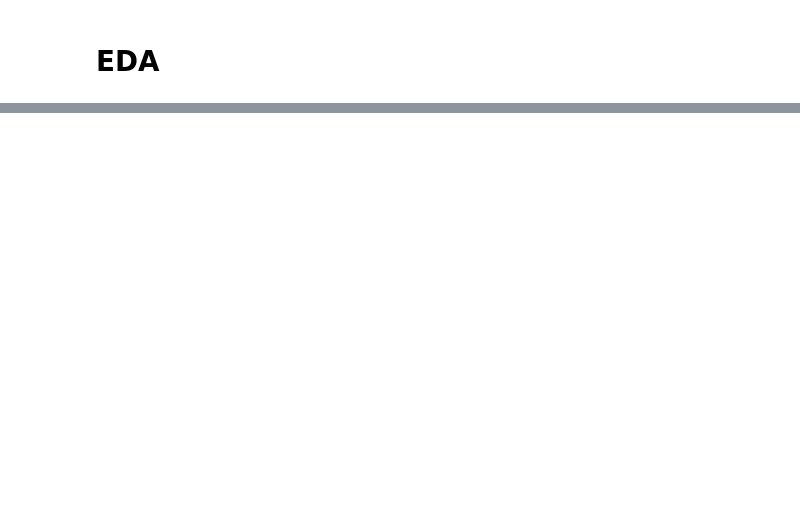
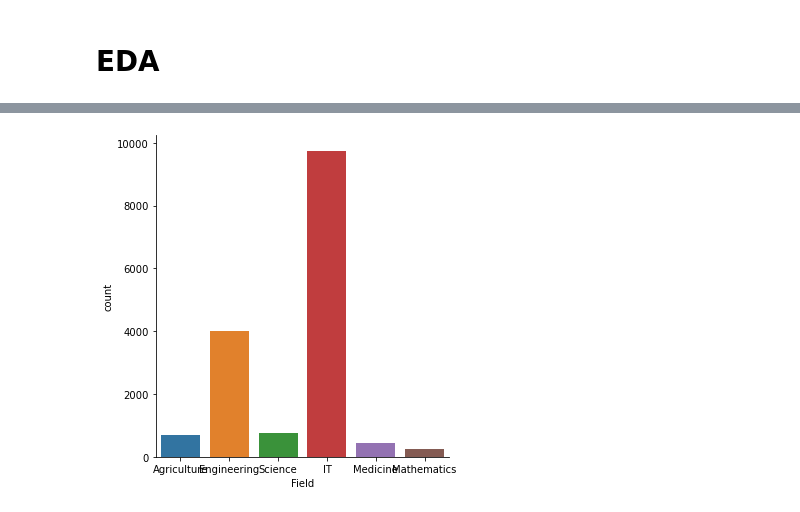
Before and after one commit to mcbsanchez/Trifacta-DATAPRE, a Jupyter notebook: MCO1/Trifacta_Jobs_Compiled.ipynb, the cells around one changed output, grey strips where cells are left out. Drawn from its saved outputs; the diff is of its cells as text; code cells hidden in the pictures; blank space fills up the shorter version.

```diff
--- a/MCO1/Trifacta_Jobs_Compiled.ipynb
+++ b/MCO1/Trifacta_Jobs_Compiled.ipynb
@@ -1465,0 +5004,7 @@ Name: Min Years of Work Expirience, Length: 408, dtype: object
+# %%
+#EDA DATA CLEANING
+def remove_comma(salary):
+    try:
+        return salary.replace(",","")
+    except:
+        return salary
@@ -1465,0 +5017,5 @@ Name: Min Years of Work Expirience, Length: 408, dtype: object
+# %%
+JOBLUM_COMPILED_DF["Min Salary"] = JOBLUM_COMPILED_DF["Min Salary"].apply(remove_comma)
+JOBLUM_COMPILED_DF["Max Salary"] = JOBLUM_COMPILED_DF["Max Salary"].apply(remove_comma)
+JOBLUM_COMPILED_DF["Min Salary"] = pd.to_numeric(JOBLUM_COMPILED_DF["Min Salary"], errors='coerce')
+JOBLUM_COMPILED_DF["Max Salary"] = pd.to_numeric(JOBLUM_COMPILED_DF["Max Salary"], errors='coerce')
@@ -1465,0 +5049,4 @@ Name: Min Years of Work Expirience, Length: 408, dtype: object
+# %%
+Joblum_Field = sns.catplot(x="Field", kind="count", data=JOBLUM_COMPILED_DF)
+# %% [output]
+[figure, added]
```
Also changed, not shown: parts of 231 cells of this notebook.
